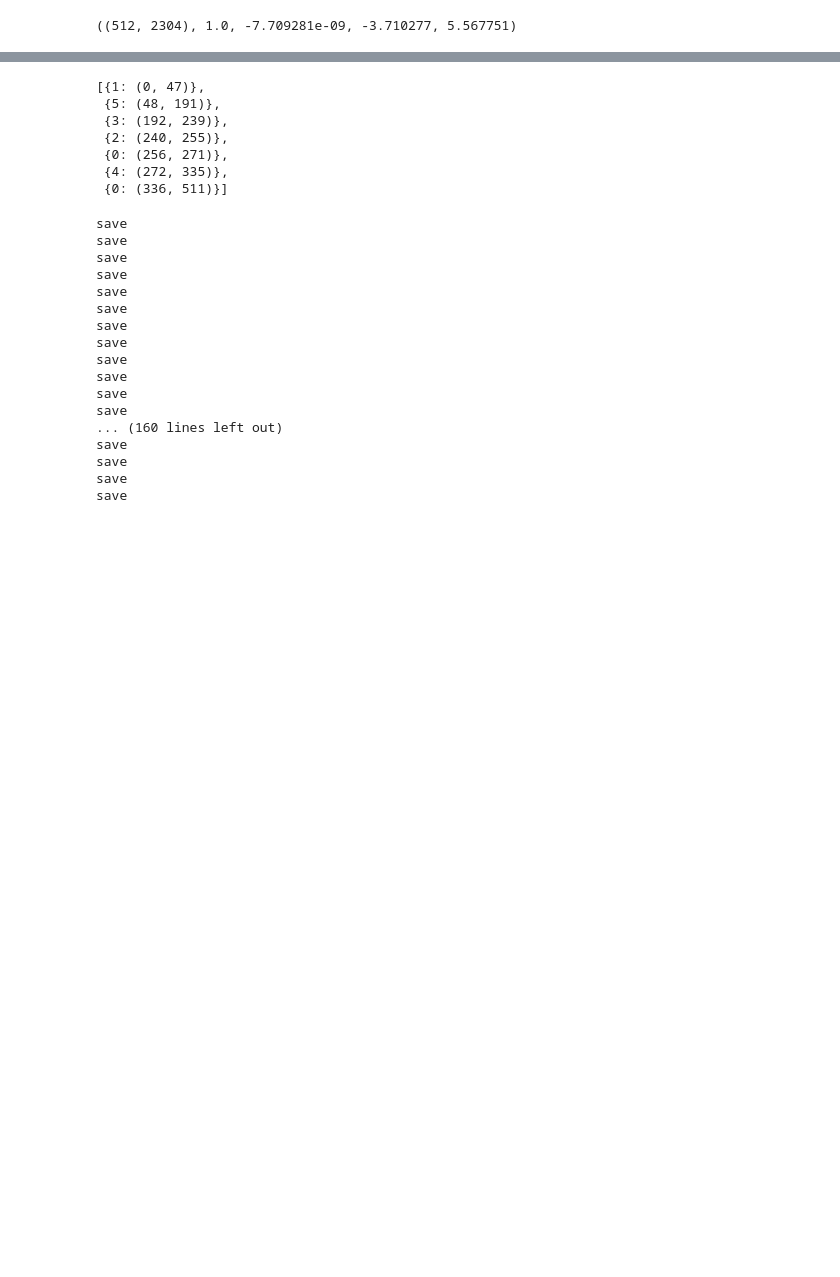
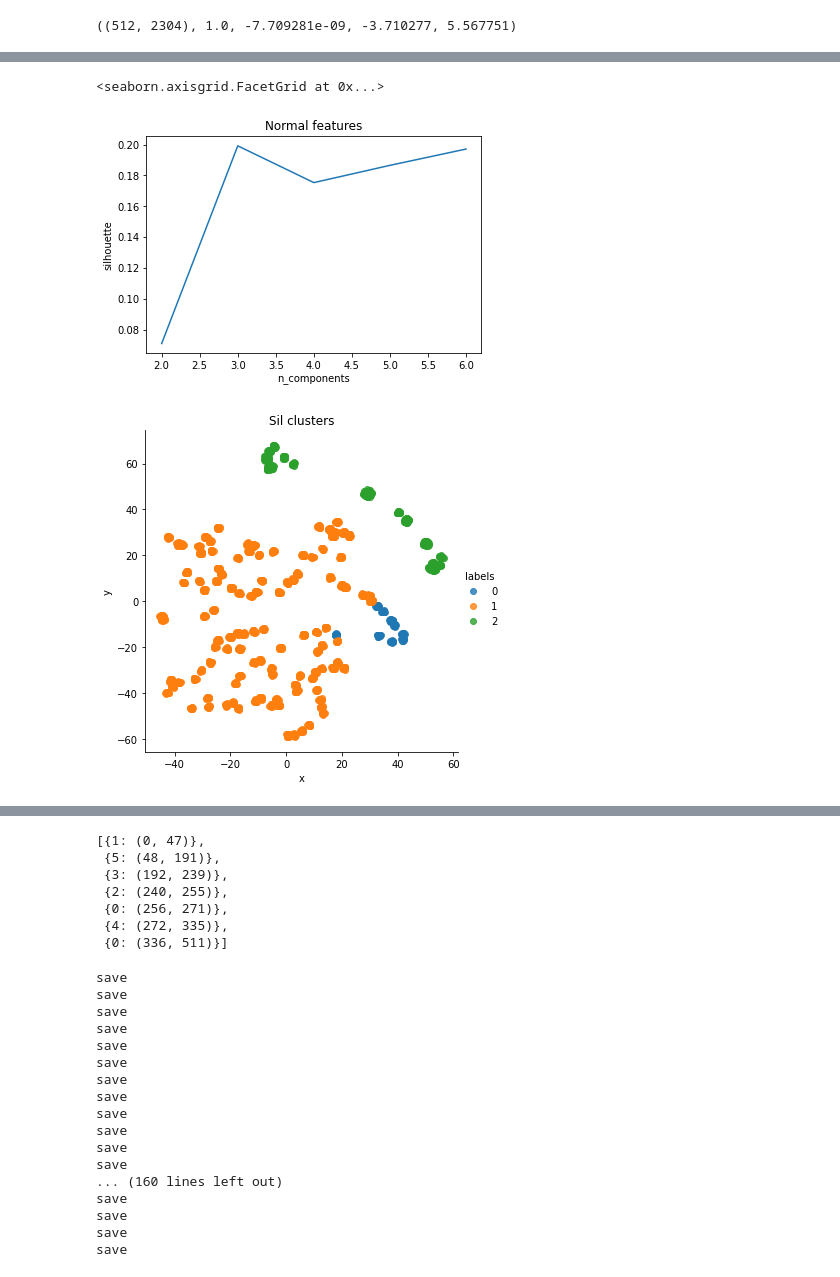
Before and after one commit to gpmarques/action-segmentation, a Jupyter notebook: prototyping.ipynb, the cells around one changed output, grey strips where cells are left out. Drawn from its saved outputs; the diff is of its cells as text; code cells hidden in the pictures; blank space fills up the shorter version.

```diff
--- a/prototyping.ipynb
+++ b/prototyping.ipynb
@@ -59,0 +46,37 @@ sns.lmplot(data=vis_feat_df, x='x', y='y', hue='sc_labels',
+# %%
+def dim_reduction(data):
+    pca = PCA(n_components=50)
+    reduced_features = pca.fit_transform(data)
+
+    tsne = TSNE(n_components=2, perplexity=50)
+    vis_features = tsne.fit_transform(reduced_features)
+    return vis_features
+
+
+def bic_estimate_clusters(data):
+
+    bics = []
+    min_bic = math.inf
+    min_bic_model = None
+
+    for n in range(1, 13):
+        estimator = GaussianMixture(n_components=n)
+        estimator.fit(data)
+        bics.append(estimator.bic(data))
+
+        if bics[-1] < min_bic:
+            min_bic = bics[-1]
+            min_bic_model = estimator
+
+        print(n)
+
+    red_data = dim_reduction(data)
+
+    c_df = pd.DataFrame()
+    c_df['BIC'] = bics
+    c_df['n_components'] = list(range(1, n+1))
+
+    vis_df = pd.DataFrame(red_data, columns=["x", "y"])
+    vis_df["labels"] = min_bic_model.predict(data)
+
+    return vis_df, c_df
@@ -59,0 +133,2 @@ sns.lmplot(data=vis_feat_df, x='x', y='y', hue='sc_labels',
+# %%
+vis_df, c_df = silh_estimate_clusters(data=features)
@@ -59,0 +156,9 @@ sns.lmplot(data=vis_feat_df, x='x', y='y', hue='sc_labels',
+# %%
+sns.lineplot(y='silhouette', x='n_components', data=c_df).set(title="Normal features")
+sns.lmplot(data=vis_df, x='x', y='y', hue='labels',
+           x_jitter=.3, y_jitter=.3,
+           fit_reg=False, legend=True, legend_out=True).set(title="Sil clusters")
+# %% [output]
+<seaborn.axisgrid.FacetGrid at 0x...>
+[figure, added]
+[figure, added]
```
Also changed, not shown: parts of 16 cells of this notebook, 7 other files.
